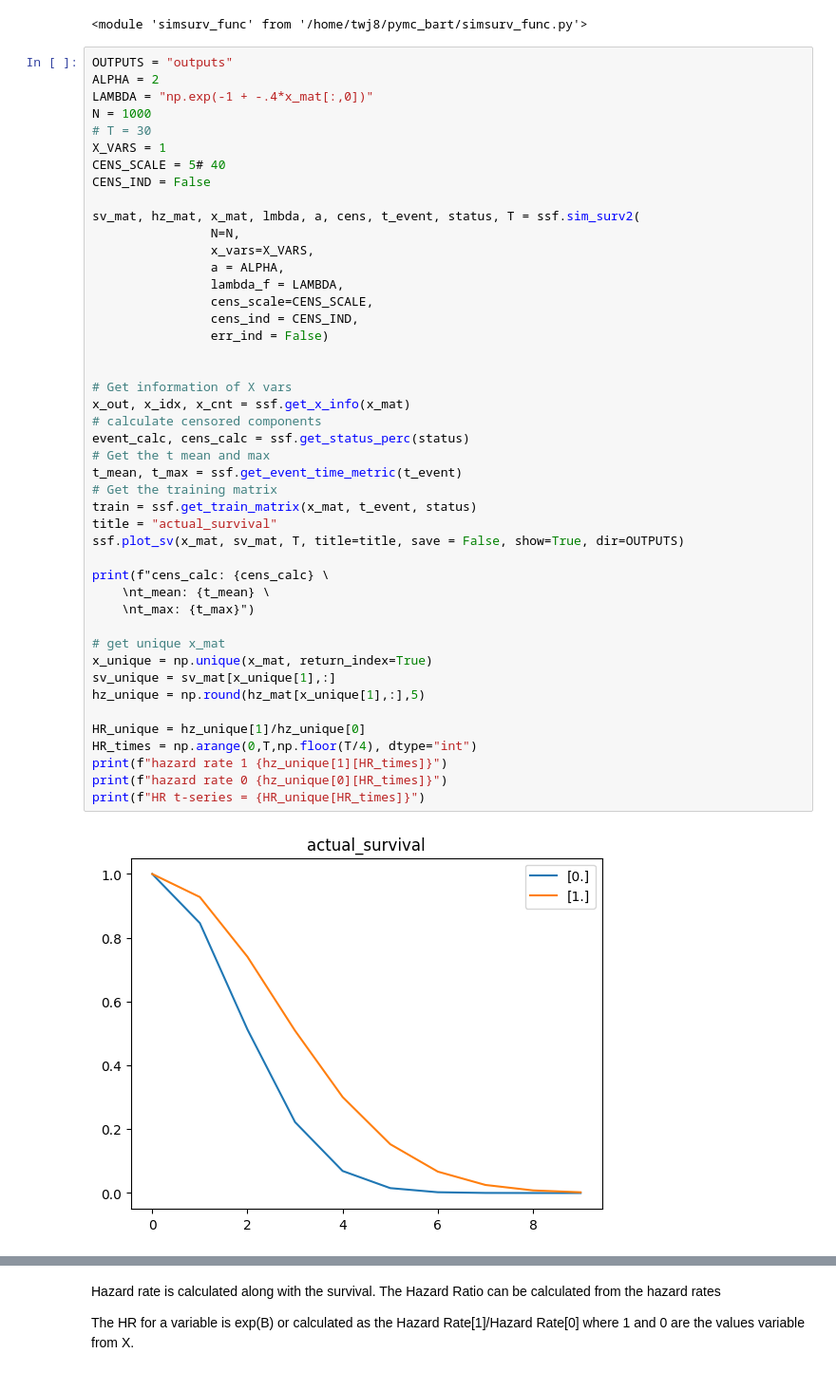
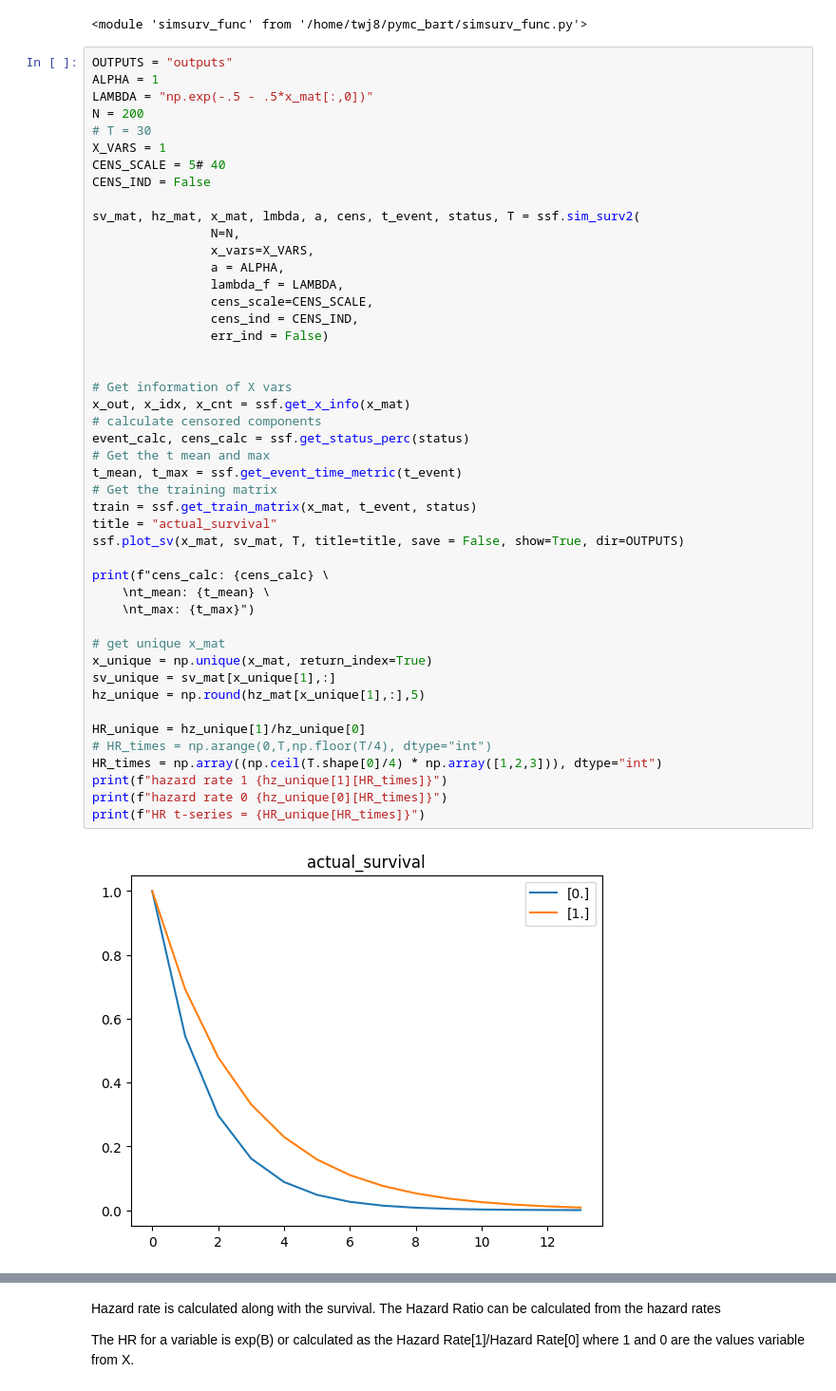
Before and after one commit to twj8CDC/PYMC_BART, a Jupyter notebook: eval_1_bart_return_hr.ipynb, the cells around one changed output, grey strips where cells are left out. Shown at 95% size. Saved outputs shown, nothing was run; the diff lists cells and outputs as text.

```diff
--- a/eval_1_bart_return_hr.ipynb
+++ b/eval_1_bart_return_hr.ipynb
@@ -33,9 +33,9 @@ importlib.reload(ssf)
 <module 'simsurv_func' from '/home/twj8/pymc_bart/simsurv_func.py'>
 # %%
 OUTPUTS = "outputs"
-ALPHA = 2
-LAMBDA = "np.exp(-1 + -.4*x_mat[:,0])"
-N = 1000
+ALPHA = 1
+LAMBDA = "np.exp(-.5 - .5*x_mat[:,0])"
+N = 200
 # T = 30
 X_VARS = 1
 CENS_SCALE = 5# 40
@@ -49,33 +49,34 @@ sv_mat, hz_mat, x_mat, lmbda, a, cens, t_event, status, T = ssf.sim_surv2(
                 cens_scale=CENS_SCALE,
                 cens_ind = CENS_IND,
                 err_ind = False)
 
 
 # Get information of X vars
 x_out, x_idx, x_cnt = ssf.get_x_info(x_mat)
 # calculate censored components
 event_calc, cens_calc = ssf.get_status_perc(status)
 # Get the t mean and max
 t_mean, t_max = ssf.get_event_time_metric(t_event)
 # Get the training matrix
 train = ssf.get_train_matrix(x_mat, t_event, status)
 title = "actual_survival"
 ssf.plot_sv(x_mat, sv_mat, T, title=title, save = False, show=True, dir=OUTPUTS)
 
 print(f"cens_calc: {cens_calc} \
     \nt_mean: {t_mean} \
     \nt_max: {t_max}")
 
 # get unique x_mat
 x_unique = np.unique(x_mat, return_index=True)
 sv_unique = sv_mat[x_unique[1],:]
 hz_unique = np.round(hz_mat[x_unique[1],:],5)
 
 HR_unique = hz_unique[1]/hz_unique[0]
-HR_times = np.arange(0,T,np.floor(T/4), dtype="int")
+# HR_times = np.arange(0,T,np.floor(T/4), dtype="int")
+HR_times = np.array((np.ceil(T.shape[0]/4) * np.array([1,2,3])), dtype="int")
 print(f"hazard rate 1 {hz_unique[1][HR_times]}")
 print(f"hazard rate 0 {hz_unique[0][HR_times]}")
 print(f"HR t-series = {HR_unique[HR_times]}")
 # %% [output]
-[figure, old version]
+[figure, new version]
 cens_calc: 0.0
```
Also changed, not shown: parts of 10 cells of this notebook, 10 other files.
